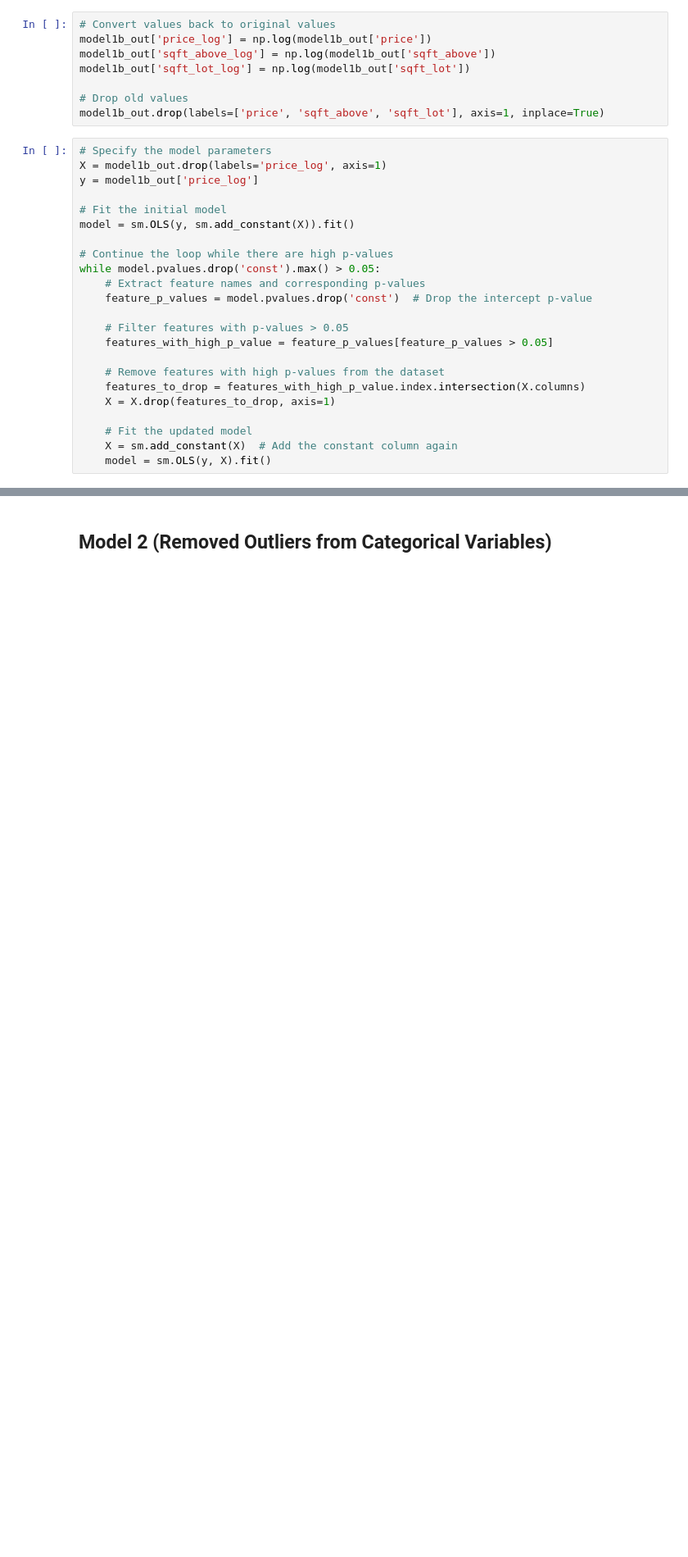
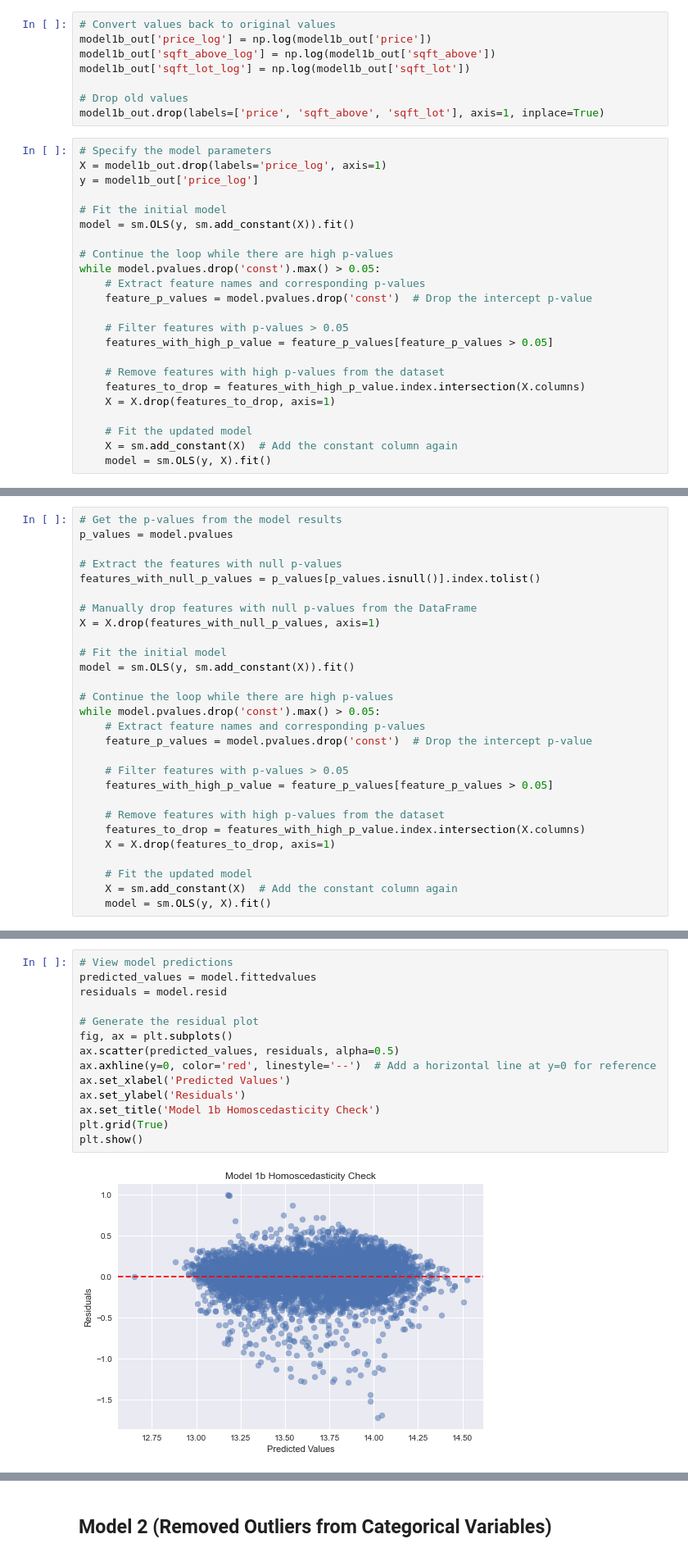
Before and after one commit to cristopher-d-delgado/Project_Linear_Regression_King_County, a Jupyter notebook: notebooks/modeling.ipynb, the cells around one changed output, grey strips where cells are left out. Shown at 82% size. Cells and saved outputs as stored; diff of their text form; blank space fills up the shorter version.

Commit message:
Finished Model 1b

```diff
--- a/notebooks/modeling.ipynb
+++ b/notebooks/modeling.ipynb
@@ -497,3 +497,31 @@ Notes:
 [1] Standard Errors assume that the covariance matrix of the errors is correctly specified.
 [2] The smallest eigenvalue is 3.76e-30. This might indicate that there are
 strong multicollinearity problems or that the design matrix is singular.
+# %%
+# Get the p-values from the model results
+p_values = model.pvalues
+
+# Extract the features with null p-values
+features_with_null_p_values = p_values[p_values.isnull()].index.tolist()
+
+# Manually drop features with null p-values from the DataFrame
+X = X.drop(features_with_null_p_values, axis=1)
+
+# Fit the initial model
+model = sm.OLS(y, sm.add_constant(X)).fit()
+
+# Continue the loop while there are high p-values
+while model.pvalues.drop('const').max() > 0.05:
+    # Extract feature names and corresponding p-values
+    feature_p_values = model.pvalues.drop('const')  # Drop the intercept p-value
+
+    # Filter features with p-values > 0.05
+    features_with_high_p_value = feature_p_values[feature_p_values > 0.05]
+
+    # Remove features with high p-values from the dataset
+    features_to_drop = features_with_high_p_value.index.intersection(X.columns)
+    X = X.drop(features_to_drop, axis=1)
+
+    # Fit the updated model
+    X = sm.add_constant(X)  # Add the constant column again
+    model = sm.OLS(y, X).fit()
@@ -499,0 +548,16 @@ strong multicollinearity problems or that the design matrix is singular.
+# %%
+# View model predictions
+predicted_values = model.fittedvalues
+residuals = model.resid
+
+# Generate the residual plot
+fig, ax = plt.subplots()
+ax.scatter(predicted_values, residuals, alpha=0.5)
+ax.axhline(y=0, color='red', linestyle='--')  # Add a horizontal line at y=0 for reference
+ax.set_xlabel('Predicted Values')
+ax.set_ylabel('Residuals')
+ax.set_title('Model 1b Homoscedasticity Check')
+plt.grid(True)
+plt.show()
+# %% [output]
+[figure, added]
```
Also changed, not shown: parts of 4 cells of this notebook.
